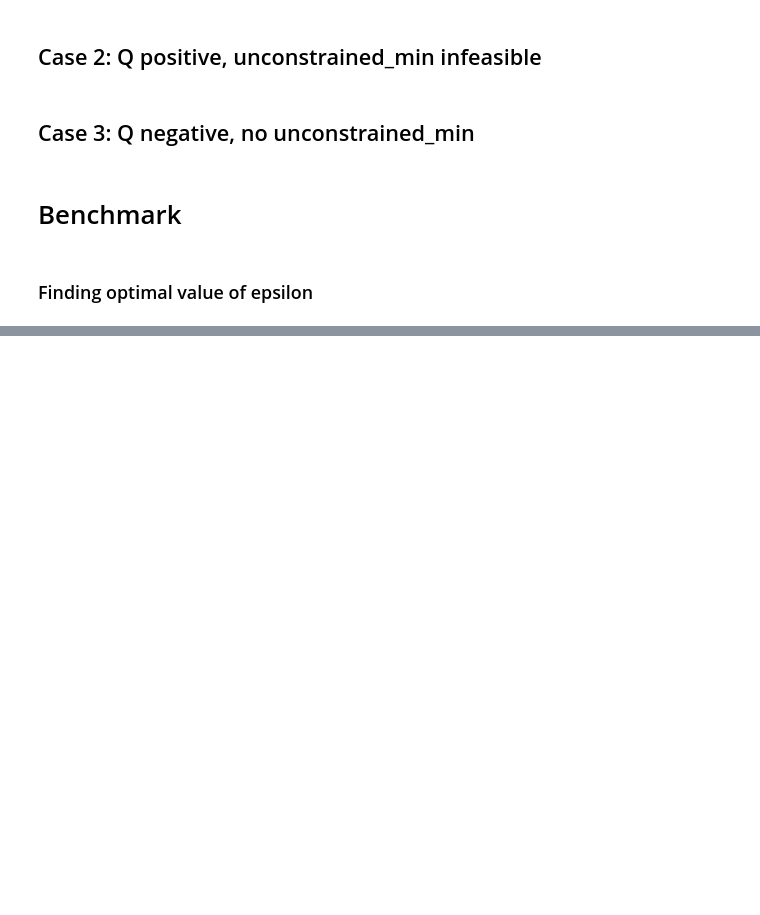
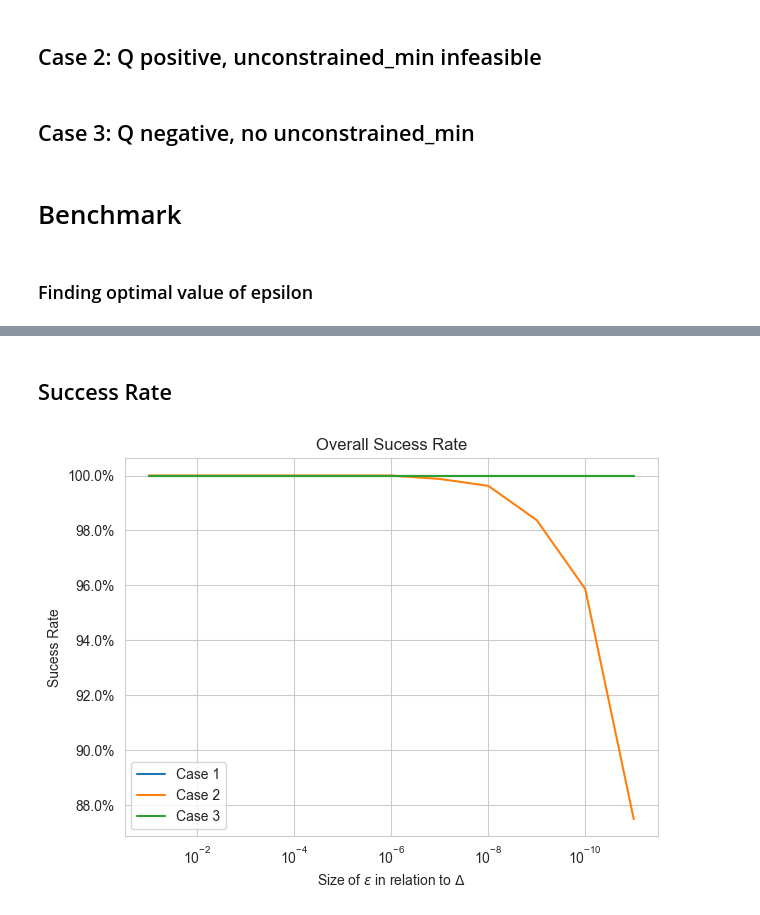
Before and after one commit to spicadust/NO-handins, a Jupyter notebook: NO-handin6/evaluation.ipynb, the cells around one changed output, grey strips where cells are left out. Saved outputs shown, nothing was run; the diff lists cells and outputs as text; code cells hidden in the pictures; blank space fills up the shorter version.

Commit message:
add success rate with different epsilon scale

```diff
--- a/NO-handin6/evaluation.ipynb
+++ b/NO-handin6/evaluation.ipynb
@@ -146,0 +149,46 @@ plt.show()
+# %% [markdown]
+## Success Rate
+# %%
+def generate_sucess_results (qbrs: list, epsilon_scale: float = 1e-8):
+    success = 0
+    fail = 0
+    for qbr in qbrs:
+        q, b, r = qbr
+        epsilon = r * epsilon_scale
+        try:
+            x_opt = min_quad(q, b, r, epsilon)
+            success += 1
+        except Exception as e:
+            fail += 1
+    return success, fail
+# %%
+case1_successrate = []
+case2_successrate = []
+case3_successrate = []
+epsilons = [1e-1, 1e-2, 1e-3, 1e-4, 1e-5, 1e-6, 1e-7, 1e-8, 1e-9, 1e-10, 1e-11]
+for e in tqdm(epsilons):
+    suc1, fail1 = generate_sucess_results(inputs_1, e)
+    suc2, fail2 = generate_sucess_results(inputs_2, e)
+    suc3, fail3 = generate_sucess_results(inputs_3, e)
+    case1_successrate.append(suc1 / (suc1 + fail1))
+    case2_successrate.append(suc2 / (suc2 + fail2))
+    case3_successrate.append(suc3 / (suc3 + fail3))
+# %%
+sns.set_style('whitegrid')
+
+plt.plot(epsilons, case1_successrate, label='Case 1')
+plt.plot(epsilons, case2_successrate, label='Case 2')
+plt.plot(epsilons, case3_successrate, label='Case 3')
+
+
+plt.title('Overall Sucess Rate')
+plt.xlabel(r'Size of $\epsilon$ in relation to $\Delta$')
+plt.ylabel('Sucess Rate')
+plt.xscale('log')
+plt.gca().invert_xaxis()
+plt.gca().yaxis.set_major_formatter(mtick.PercentFormatter(1.0))
+plt.legend()
+plt.tight_layout()
+plt.show()
+# %% [output]
+[figure, added]
```
Also changed, not shown: parts of 6 cells of this notebook.
